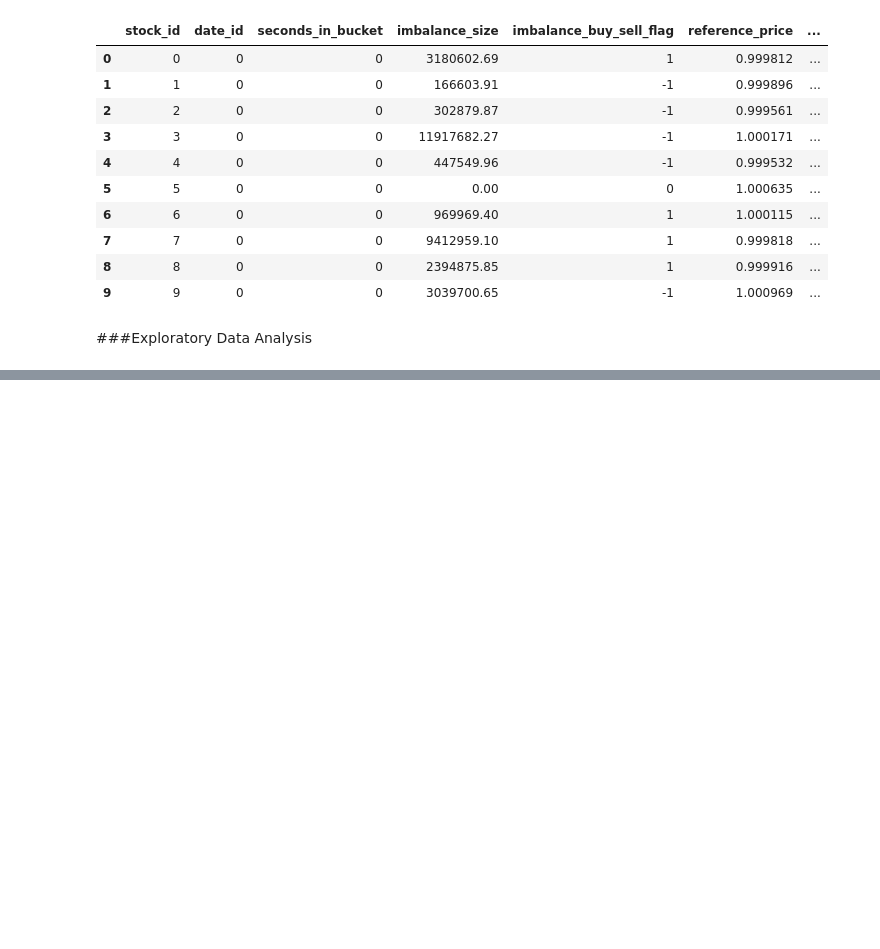
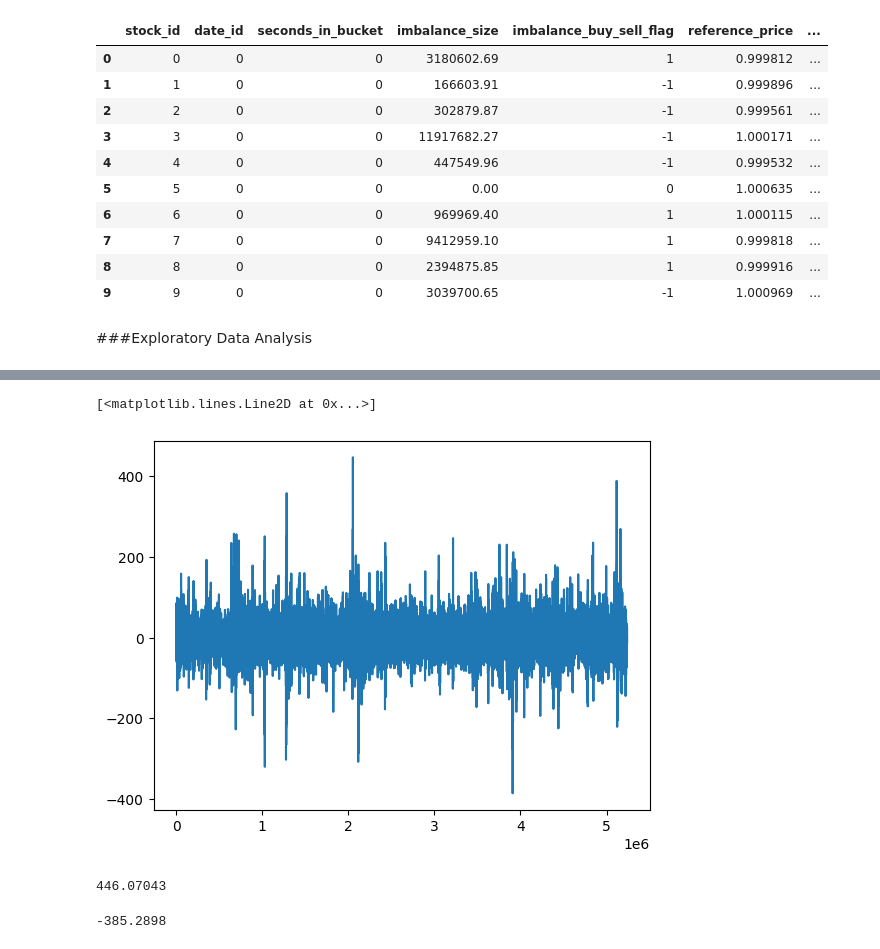
Before and after one commit to Simran2147/QuantumQube-Stock-Prediction, a Jupyter notebook: Final_Project.ipynb, the cells around one changed output, grey strips where cells are left out. Cells and saved outputs as stored; diff of their text form; code cells hidden in the pictures; blank space fills up the shorter version.

```diff
--- a/Final_Project.ipynb
+++ b/Final_Project.ipynb
@@ -189,0 +169,19 @@ stock_id_0.shape
+# %%
+# reseting the index and making a new dataframe with only target data
+data_train_target = data_train.reset_index()['target']
+# %%
+# plotting the train data 2
+plt.plot(data_train_target)
+# %% [output]
+[<matplotlib.lines.Line2D at 0x...>]
+[figure, added]
+# %%
+# finding the max value
+data_train_target.max()
+# %% [output]
+446.07043
+# %%
+# finding the min value
+data_train_target.min()
+# %% [output]
+-385.2898
```
Also changed, not shown: parts of 38 cells of this notebook.
